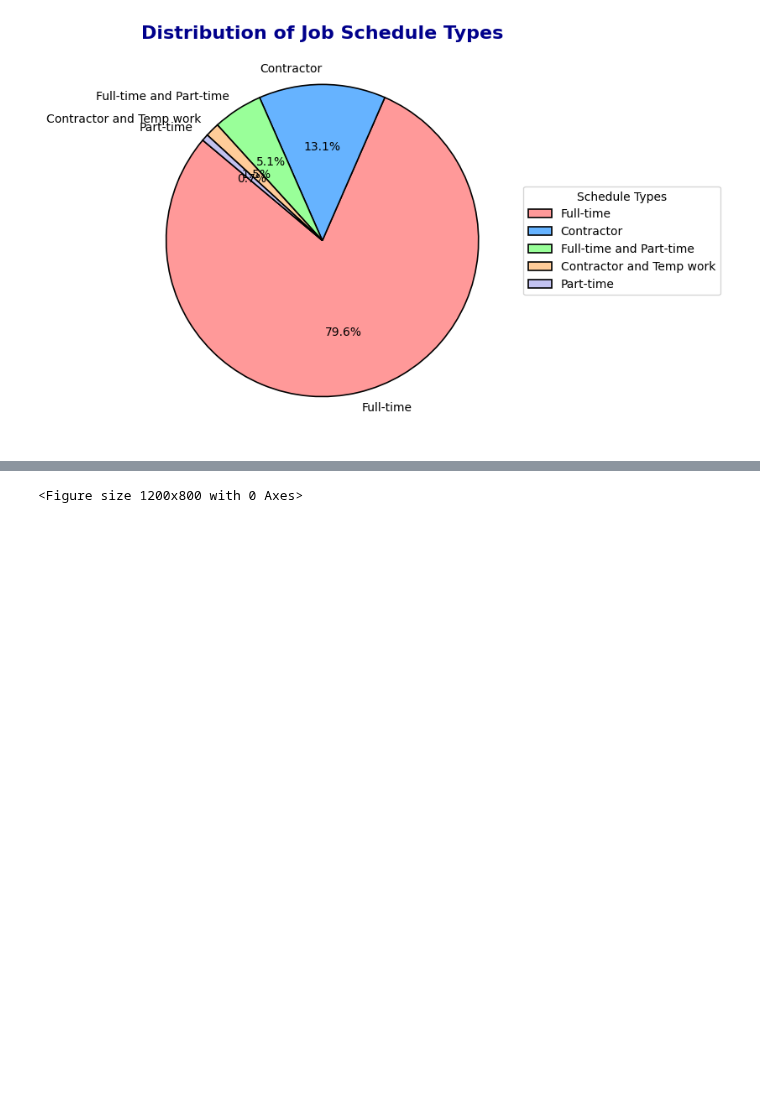
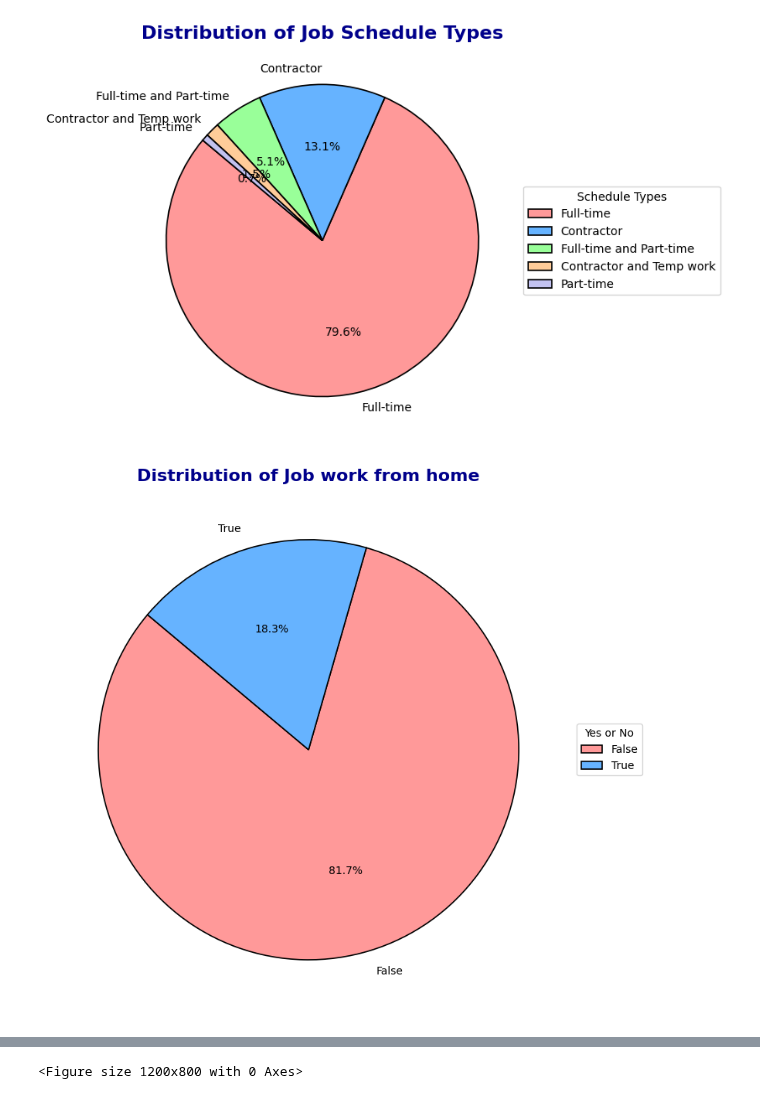
Before and after one commit to Malinda1/data-job-analysis, a Jupyter notebook: data_job_analysis.ipynb, the cells around one changed output, grey strips where cells are left out. Saved outputs shown, nothing was run; the diff lists cells and outputs as text; code cells hidden in the pictures; blank space fills up the shorter version.

```diff
--- a/data_job_analysis.ipynb
+++ b/data_job_analysis.ipynb
@@ -526,3 +526,26 @@ plt.tight_layout()
 plt.show()
 # %% [output]
 [figure]
+# %%
+# Count occurrences of each job schedule type
+schedule_counts = data_cleaned_copy2['job_work_from_home'].value_counts().head(5)
+
+# Define colors for the pie chart
+colors = ['#ff9999', '#66b3ff', '#99ff99', '#ffcc99', '#c2c2f0', '#ffb3e6']
+
+# Create the pie chart
+plt.figure(figsize=(8, 8))
+plt.pie(schedule_counts, labels=schedule_counts.index, autopct='%1.1f%%', startangle=140,
+        colors=colors, wedgeprops={'edgecolor': 'black', 'linewidth': 1.2})
+
+# Add a title
+plt.title('Distribution of Job work from home', fontsize=16, fontweight='bold', color='darkblue')
+
+# Add a legend to the side
+plt.legend(schedule_counts.index, title="Yes or No", bbox_to_anchor=(1, 0.5), loc="center left")
+
+# Display the chart
+plt.tight_layout()
+plt.show()
+# %% [output]
+[figure, added]
```
Also changed, not shown: parts of 4 cells of this notebook.
